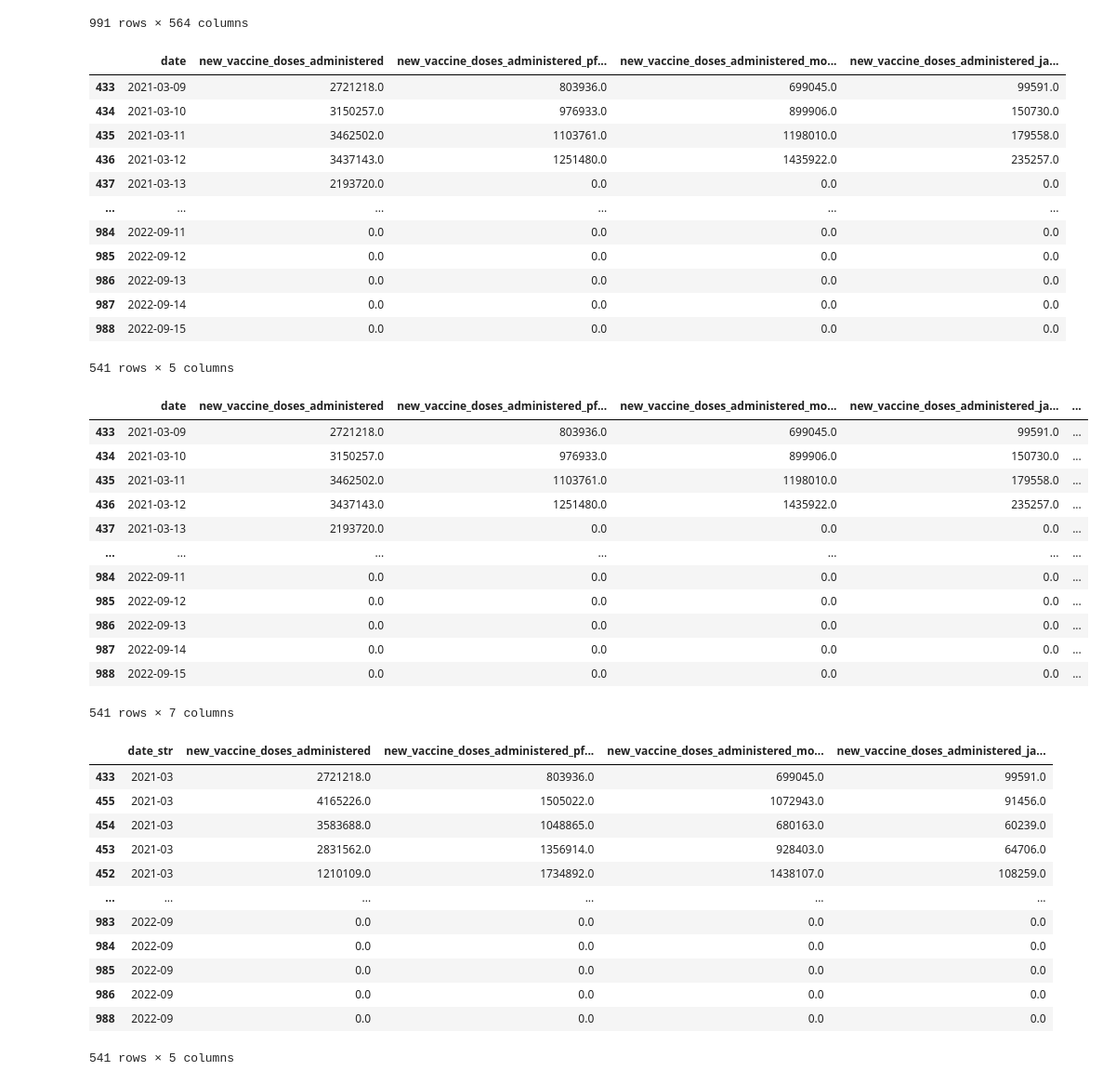
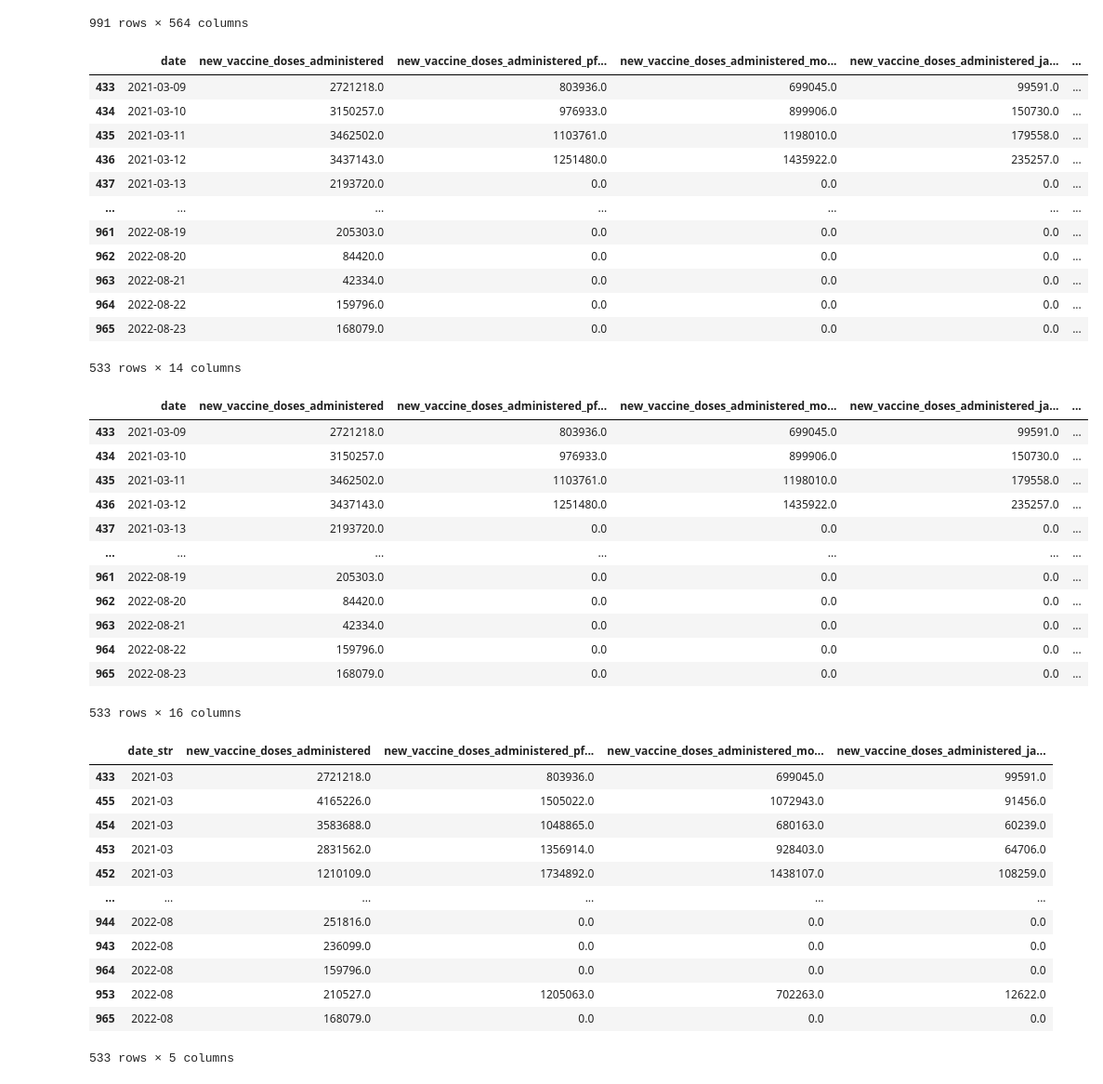
Before and after one commit to tinalina1003/Project1-Group4, a Jupyter notebook: Camille/Time Series Analysis for Time vs Vaccination Rates.ipynb, the cells around one changed output. Shown at 93% size. Saved outputs shown, nothing was run; the diff lists cells and outputs as text; code cells hidden in the pictures.

```diff
--- a/Camille/Time Series Analysis for Time vs Vaccination Rates.ipynb
+++ b/Camille/Time Series Analysis for Time vs Vaccination Rates.ipynb
@@ -31,30 +31,39 @@ US
 991 rows × 564 columns
 # %%
 # new data frame for time series analysis: date vs new vaccine doses administered per vaccine, clean NaN
-vaccination_df = US[['date', 'new_vaccine_doses_administered', 'new_vaccine_doses_administered_pfizer', 'new_vaccine_doses_administered_moderna', 'new_vaccine_doses_administered_janssen', ]]
+vaccination_df = US[['date', 'new_vaccine_doses_administered', 'new_vaccine_doses_administered_pfizer', 'new_vaccine_doses_administered_moderna', 'new_vaccine_doses_administered_janssen',
+        'new_confirmed',
+        'new_confirmed_age_0',
+        'new_confirmed_age_1',
+        'new_confirmed_age_2',
+        'new_confirmed_age_3',
+        'new_confirmed_age_4',
+        'new_confirmed_age_5',
+        'new_confirmed_age_6',
+        'new_confirmed_age_7']]
 vaccination_df = vaccination_df.dropna()
 
 # sort date chronologically
 vaccination_df_clean = vaccination_df.sort_values('date', ascending=True)
 
 # ignore NaN
 vaccination_timeseries = vaccination_df_clean.dropna()
 
 vaccination_timeseries
 # %% [output]
-|  | date | new_vaccine_doses_administered | new_vaccine_doses_administered_pf... | new_vaccine_doses_administered_mo... | new_vaccine_doses_administered_ja... |
-| 433 | 2021-03-09 | 2721218.0 | 803936.0 | 699045.0 | 99591.0 |
-| 434 | 2021-03-10 | 3150257.0 | 976933.0 | 899906.0 | 150730.0 |
-| 435 | 2021-03-11 | 3462502.0 | 1103761.0 | 1198010.0 | 179558.0 |
-| 436 | 2021-03-12 | 3437143.0 | 1251480.0 | 1435922.0 | 235257.0 |
-| 437 | 2021-03-13 | 2193720.0 | 0.0 | 0.0 | 0.0 |
-| ... | ... | ... | ... | ... | ... |
-| 984 | 2022-09-11 | 0.0 | 0.0 | 0.0 | 0.0 |
-| 985 | 2022-09-12 | 0.0 | 0.0 | 0.0 | 0.0 |
-| 986 | 2022-09-13 | 0.0 | 0.0 | 0.0 | 0.0 |
-| 987 | 2022-09-14 | 0.0 | 0.0 | 0.0 | 0.0 |
-| 988 | 2022-09-15 | 0.0 | 0.0 | 0.0 | 0.0 |
+|  | date | new_vaccine_doses_administered | new_vaccine_doses_administered_pf... | new_vaccine_doses_administered_mo... | new_vaccine_doses_administered_ja... | ... |
+| 433 | 2021-03-09 | 2721218.0 | 803936.0 | 699045.0 | 99591.0 | ... |
+| 434 | 2021-03-10 | 3150257.0 | 976933.0 | 899906.0 | 150730.0 | ... |
+| 435 | 2021-03-11 | 3462502.0 | 1103761.0 | 1198010.0 | 179558.0 | ... |
+| 436 | 2021-03-12 | 3437143.0 | 1251480.0 | 1435922.0 | 235257.0 | ... |
+| 437 | 2021-03-13 | 2193720.0 | 0.0 | 0.0 | 0.0 | ... |
+| ... | ... | ... | ... | ... | ... | ... |
+| 961 | 2022-08-19 | 205303.0 | 0.0 | 0.0 | 0.0 | ... |
+| 962 | 2022-08-20 | 84420.0 | 0.0 | 0.0 | 0.0 | ... |
+| 963 | 2022-08-21 | 42334.0 | 0.0 | 0.0 | 0.0 | ... |
+| 964 | 2022-08-22 | 159796.0 | 0.0 | 0.0 | 0.0 | ... |
+| 965 | 2022-08-23 | 168079.0 | 0.0 | 0.0 | 0.0 | ... |
-541 rows × 5 columns
+533 rows × 14 columns
 # %%
 #convert date to string
 vaccination_df_clean['DateTypeCol'] = pd.to_datetime(vaccination_df_clean['date'])
@@ -76,18 +85,18 @@ vaccination_timeseries
 | 436 | 2021-03-12 | 3437143.0 | 1251480.0 | 1435922.0 | 235257.0 | ... |
 | 437 | 2021-03-13 | 2193720.0 | 0.0 | 0.0 | 0.0 | ... |
 | ... | ... | ... | ... | ... | ... | ... |
-| 984 | 2022-09-11 | 0.0 | 0.0 | 0.0 | 0.0 | ... |
-| 985 | 2022-09-12 | 0.0 | 0.0 | 0.0 | 0.0 | ... |
-| 986 | 2022-09-13 | 0.0 | 0.0 | 0.0 | 0.0 | ... |
-| 987 | 2022-09-14 | 0.0 | 0.0 | 0.0 | 0.0 | ... |
-| 988 | 2022-09-15 | 0.0 | 0.0 | 0.0 | 0.0 | ... |
+| 961 | 2022-08-19 | 205303.0 | 0.0 | 0.0 | 0.0 | ... |
+| 962 | 2022-08-20 | 84420.0 | 0.0 | 0.0 | 0.0 | ... |
+| 963 | 2022-08-21 | 42334.0 | 0.0 | 0.0 | 0.0 | ... |
+| 964 | 2022-08-22 | 159796.0 | 0.0 | 0.0 | 0.0 | ... |
+| 965 | 2022-08-23 | 168079.0 | 0.0 | 0.0 | 0.0 | ... |
-541 rows × 7 columns
+533 rows × 16 columns
 # %%
 # Group by Date chronologically
-vaccination_timeseries = vaccination_timeseries.sort_values('date_str', ascending=True)
+vaccination_timeseries_sorted = vaccination_timeseries.sort_values('date_str', ascending=True)
 
 # drop other date columns
-vaccination_timeseries = vaccination_timeseries[['date_str',
+vaccination_timeseries = vaccination_timeseries_sorted[['date_str',
                                                     'new_vaccine_doses_administered',
                                                     'new_vaccine_doses_administered_pfizer',
                                                     'new_vaccine_doses_administered_moderna',
@@ -101,12 +110,12 @@ vaccination_timeseries
 | 453 | 2021-03 | 2831562.0 | 1356914.0 | 928403.0 | 64706.0 |
 | 452 | 2021-03 | 1210109.0 | 1734892.0 | 1438107.0 | 108259.0 |
 | ... | ... | ... | ... | ... | ... |
-| 983 | 2022-09 | 0.0 | 0.0 | 0.0 | 0.0 |
-| 984 | 2022-09 | 0.0 | 0.0 | 0.0 | 0.0 |
-| 985 | 2022-09 | 0.0 | 0.0 | 0.0 | 0.0 |
-| 986 | 2022-09 | 0.0 | 0.0 | 0.0 | 0.0 |
-| 988 | 2022-09 | 0.0 | 0.0 | 0.0 | 0.0 |
+| 944 | 2022-08 | 251816.0 | 0.0 | 0.0 | 0.0 |
+| 943 | 2022-08 | 236099.0 | 0.0 | 0.0 | 0.0 |
+| 964 | 2022-08 | 159796.0 | 0.0 | 0.0 | 0.0 |
+| 953 | 2022-08 | 210527.0 | 1205063.0 | 702263.0 | 12622.0 |
+| 965 | 2022-08 | 168079.0 | 0.0 | 0.0 | 0.0 |
-541 rows × 5 columns
+533 rows × 5 columns
 # %%
 # groupby Date and sum columns
 vaccination_timeseries = vaccination_timeseries.groupby(['date_str'],as_index = False).sum()
```
Also changed, not shown: parts of 8 cells of this notebook.
